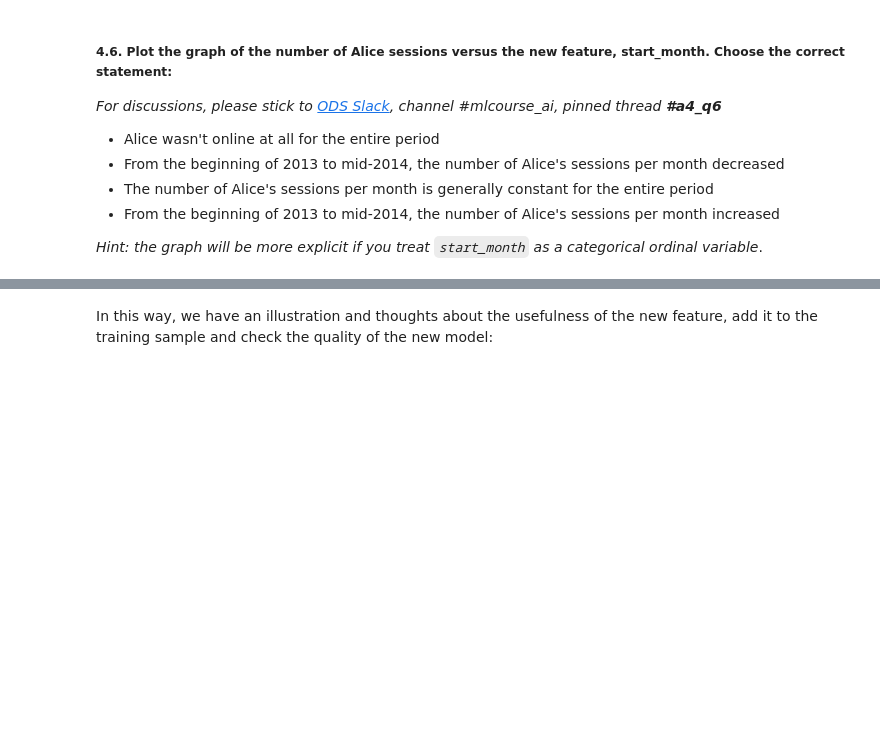
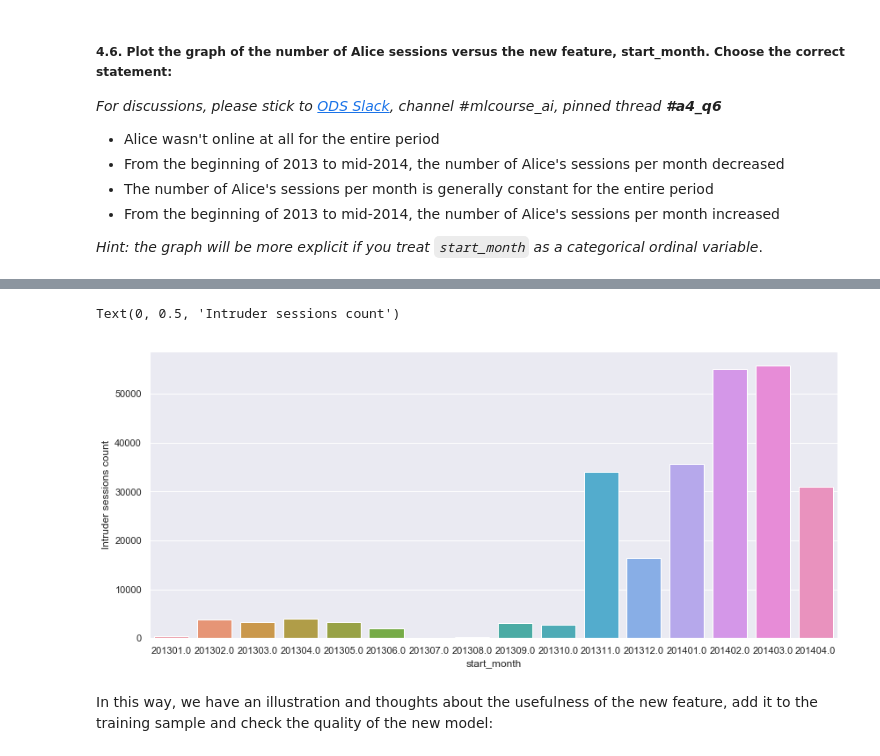
Before and after one commit to eldaniz/mlcourse.ai, a Jupyter notebook: jupyter_english/assignments_fall2018/assignment4_websites_logistic_regression.ipynb, the cells around one changed output, grey strips where cells are left out. Saved outputs shown, nothing was run; the diff lists cells and outputs as text; code cells hidden in the pictures; blank space fills up the shorter version.

```diff
--- a/jupyter_english/assignments_fall2018/assignment4_websites_logistic_regression.ipynb
+++ b/jupyter_english/assignments_fall2018/assignment4_websites_logistic_regression.ipynb
@@ -481,3 +500,10 @@ full_new_feat['start_month'] = full_df['time1'].apply(lambda ts:
+# %%
+fig, ax = plt.subplots(figsize=(14,6))
+sns.countplot(x=train_new_feat[train_new_feat['target']==0]['start_month'], ax=ax)
+plt.ylabel('Intruder sessions count')
+# %% [output]
+Text(0, 0.5, 'Intruder sessions count')
+[figure, added]
 # %% [markdown]
 In this way, we have an illustration and thoughts about the usefulness of the new feature, add it to the training sample and check the quality of the new model:
 # %%
```
Also changed, not shown: parts of 9 cells of this notebook, 2 other files.
